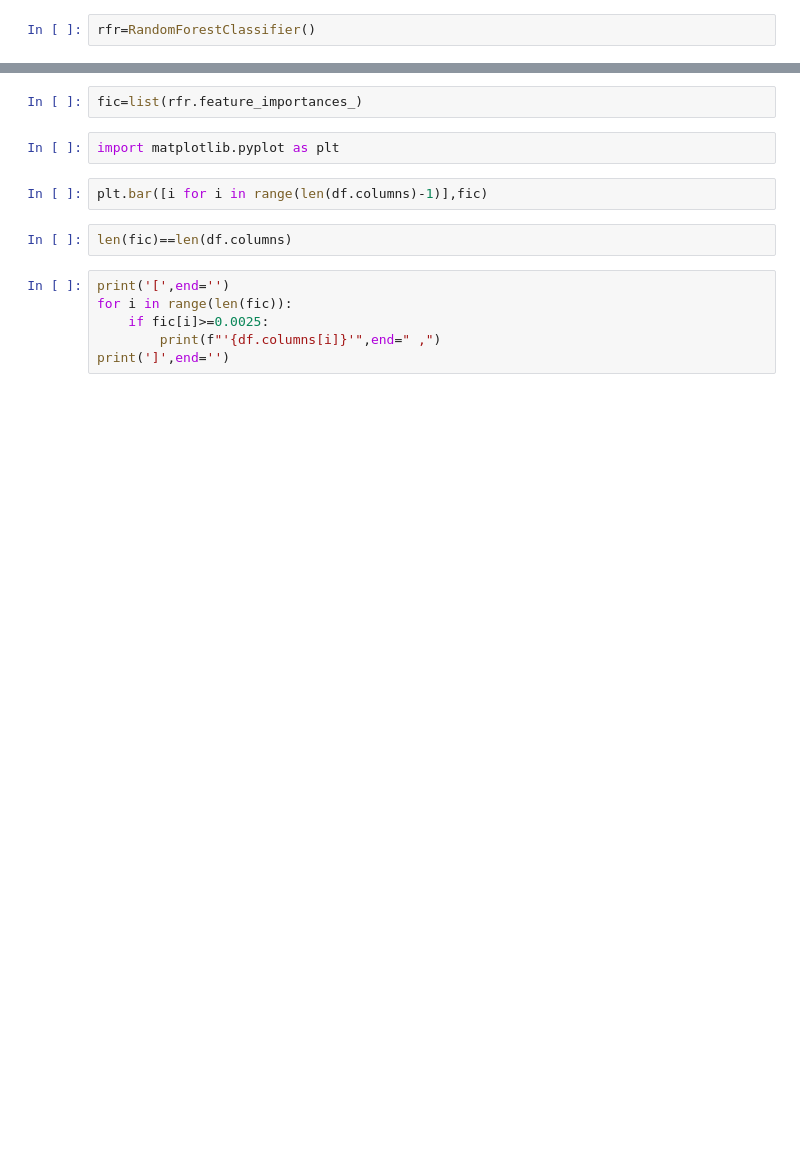
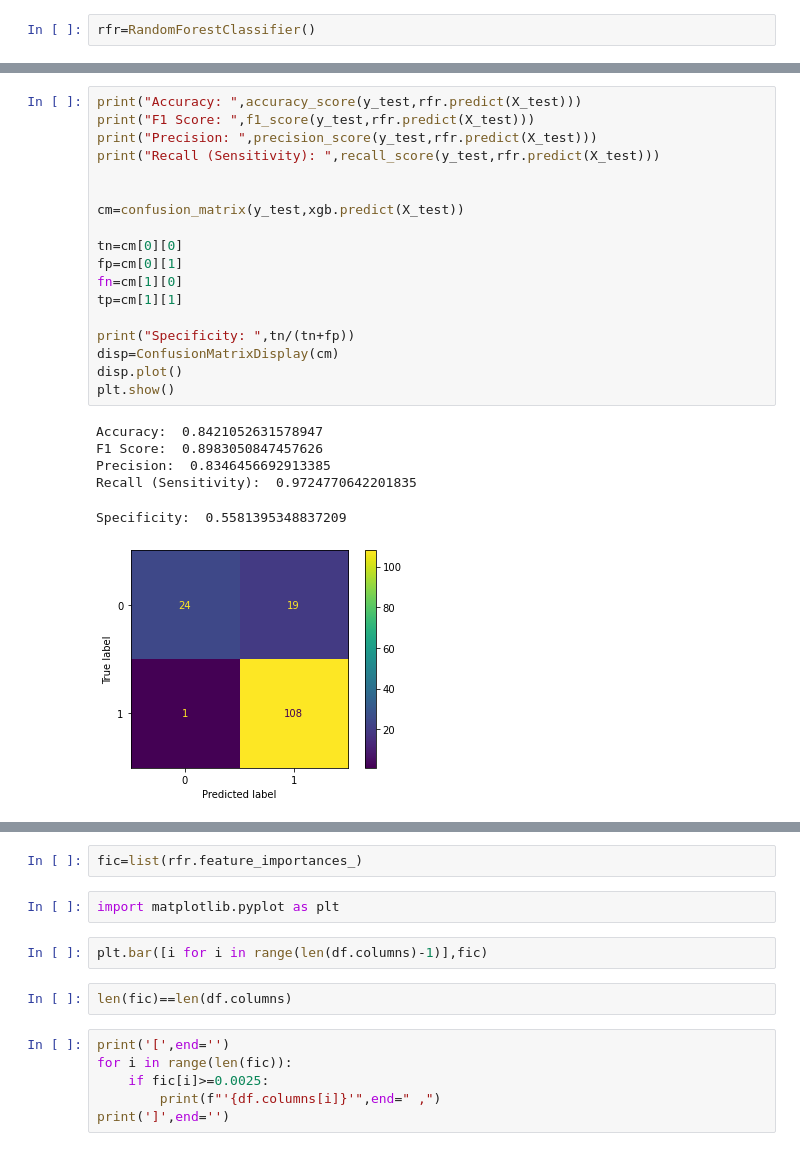
Before and after one commit to aathanush/ParksinsonsDiseaseDetection, a Jupyter notebook: Parksinson's Disease Detection.ipynb, the cells around one changed output, grey strips where cells are left out. Saved outputs shown, nothing was run; the diff lists cells and outputs as text; blank space fills up the shorter version.

```diff
--- a/Parksinson's Disease Detection.ipynb
+++ b/Parksinson's Disease Detection.ipynb
@@ -30,0 +81,25 @@ rfr.fit(X_train,y_train)
+# %%
+print("Accuracy: ",accuracy_score(y_test,rfr.predict(X_test)))
+print("F1 Score: ",f1_score(y_test,rfr.predict(X_test)))
+print("Precision: ",precision_score(y_test,rfr.predict(X_test)))
+print("Recall (Sensitivity): ",recall_score(y_test,rfr.predict(X_test)))
+
+
+cm=confusion_matrix(y_test,xgb.predict(X_test))
+
+tn=cm[0][0]
+fp=cm[0][1]
+fn=cm[1][0]
+tp=cm[1][1]
+
+print("Specificity: ",tn/(tn+fp))
+disp=ConfusionMatrixDisplay(cm)
+disp.plot()
+plt.show()
+# %% [output]
+Accuracy:  0.8421052631578947
+F1 Score:  0.8983050847457626
+Precision:  0.8346456692913385
+Recall (Sensitivity):  0.9724770642201835
+Specificity:  0.5581395348837209
+[figure, added]
```
Also changed, not shown: parts of 11 cells of this notebook, 1 other file.
